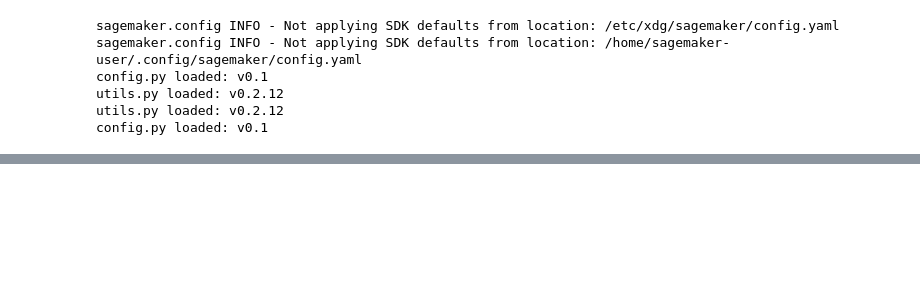
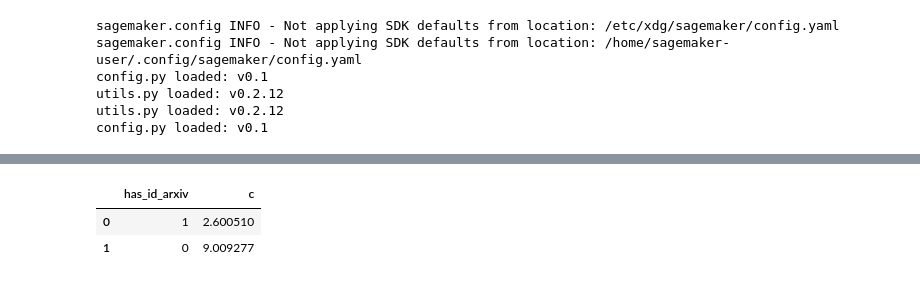
Before and after one commit to ka-steve/sagemaker_research_classification, a Jupyter notebook: src/03_exploration/03_01_explore_semanticscholar_s2orcv2.ipynb, the cells around one changed output, grey strips where cells are left out. Cells and saved outputs as stored; diff of their text form; code cells hidden in the pictures; blank space fills up the shorter version.

```diff
--- a/src/03_exploration/03_01_explore_semanticscholar_s2orcv2.ipynb
+++ b/src/03_exploration/03_01_explore_semanticscholar_s2orcv2.ipynb
@@ -201,0 +210,27 @@ ORDER BY
+# %%
+utils.pd_set_options(cols=500)
+
+wr.athena.read_sql_query("""
+WITH
+base_semanticscholar_s2orcv2_ AS (
+SELECT
+    *
+FROM
+     "02_stg".base_semanticscholar_s2orcv2
+),
+flags AS (
+SELECT
+    CASE WHEN id_semanticscholar IS NULL THEN 0 ELSE 1 END AS has_id_semanticscholar,
+    CASE WHEN id_mag IS NULL THEN 0 ELSE 1 END AS has_id_mag,
+    CASE WHEN id_doi IS NULL THEN 0 ELSE 1 END AS has_id_doi,
+    CASE WHEN id_arxiv IS NULL THEN 0 ELSE 1 END AS has_id_arxiv--,
+    --*
+FROM
+    base_semanticscholar_s2orcv2_
+)
+SELECT has_id_arxiv, COUNT(*)/1000000.0 AS c FROM flags GROUP BY has_id_arxiv
+ """, '02_stg')
+# %% [output]
+|  | has_id_arxiv | c |
+| 0 | 1 | 2.600510 |
+| 1 | 0 | 9.009277 |
```
Also changed, not shown: parts of 2 cells of this notebook, 4 other files.
